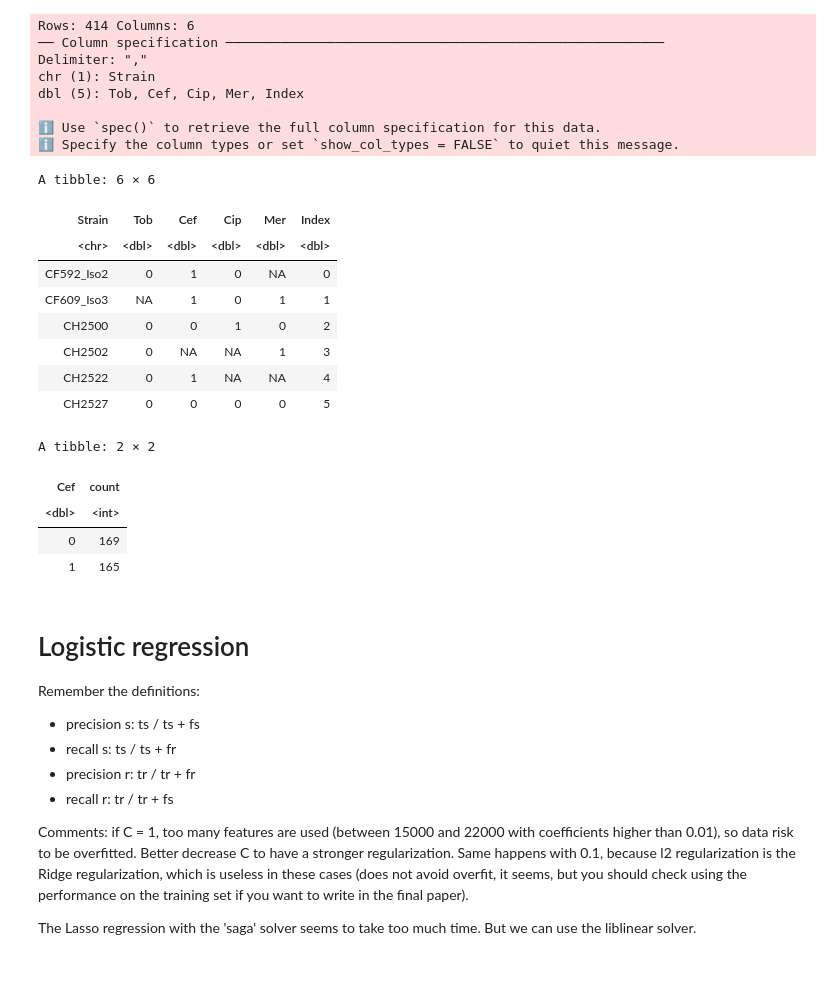
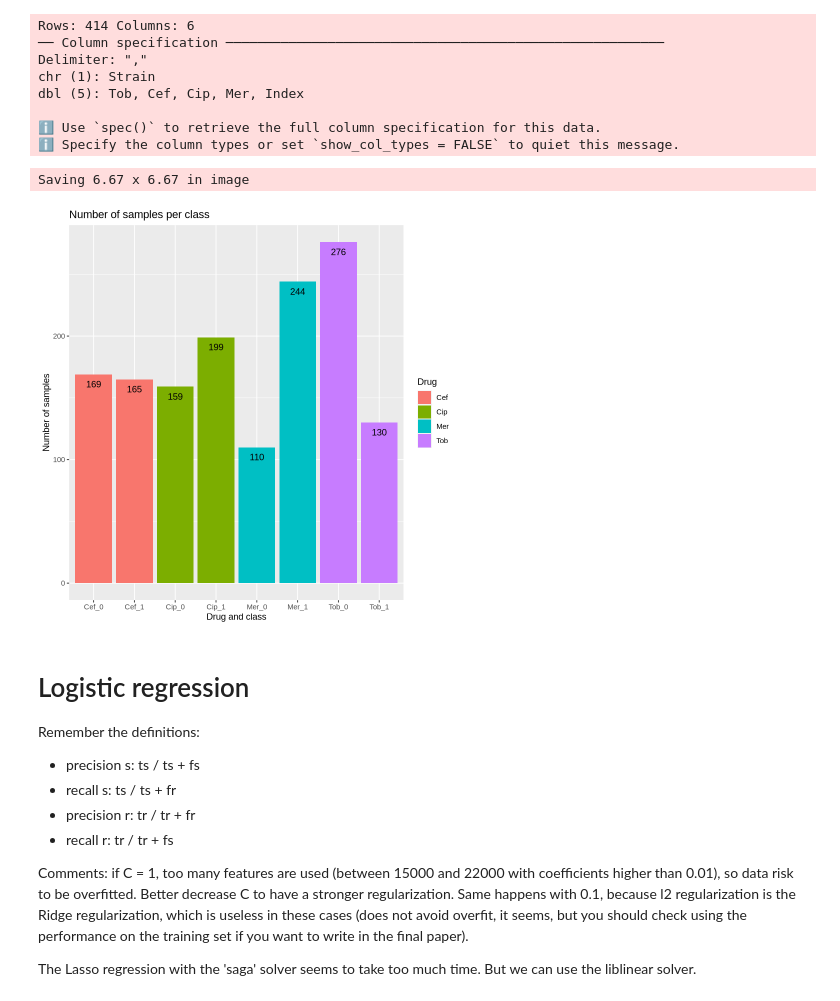
Before and after one commit to riccardo03-maker/Multiomic_integration_antimicrobial_resistance, a Jupyter notebook: r_trials.ipynb, the cells around one changed output. Saved outputs shown, nothing was run; the diff lists cells and outputs as text; code cells hidden in the pictures; blank space fills up the shorter version.

Commit message:
Created figure 1

```diff
--- a/r_trials.ipynb
+++ b/r_trials.ipynb
@@ -27,23 +14,3 @@ dbl (5): Tob, Cef, Cip, Mer, Index
 
 ℹ Use `spec()` to retrieve the full column specification for this data.
 ℹ Specify the column types or set `show_col_types = FALSE` to quiet this message.
-# %%
-head(classes)
-# %% [output]
-A tibble: 6 × 6
-| Strain | Tob | Cef | Cip | Mer | Index |
-| <chr> | <dbl> | <dbl> | <dbl> | <dbl> | <dbl> |
-| CF592_Iso2 | 0 | 1 | 0 | NA | 0 |
-| CF609_Iso3 | NA | 1 | 0 | 1 | 1 |
-| CH2500 | 0 | 0 | 1 | 0 | 2 |
-| CH2502 | 0 | NA | NA | 1 | 3 |
-| CH2522 | 0 | 1 | NA | NA | 4 |
-| CH2527 | 0 | 0 | 0 | 0 | 5 |
-# %%
-Cef_S_vs_R
-# %% [output]
-A tibble: 2 × 2
-| Cef | count |
-| <dbl> | <int> |
-| 0 | 169 |
-| 1 | 165 |
@@ -70,3 +17,48 @@ Tob_S_vs_R <- classes %>%
+# %%
+#count S vs R for each dataset
+Cef_S_vs_R <- classes %>%
+    drop_na(Cef) %>%
+    group_by(Cef) %>%
+    summarize(Counts = n())
+
+Cip_S_vs_R <- classes %>%
+    drop_na(Cip) %>%
+    group_by(Cip) %>%
+    summarize(Counts = n())
+
+Mer_S_vs_R <- classes %>%
+    drop_na(Mer) %>%
+    group_by(Mer) %>%
+    summarize(Counts = n())
+
+Tob_S_vs_R <- classes %>%
+    drop_na(Tob) %>%
+    group_by(Tob) %>%
+    summarize(Counts = n())
+
+colnames(Cef_S_vs_R) <- c("Class", "Counts")
+colnames(Cip_S_vs_R) <- c("Class", "Counts")
+colnames(Mer_S_vs_R) <- c("Class", "Counts")
+colnames(Tob_S_vs_R) <- c("Class", "Counts")
+
+#create a unique set
+counts_data <- bind_rows(Cef_S_vs_R, Cip_S_vs_R)
+counts_data <- bind_rows(counts_data, Mer_S_vs_R)
+counts_data <- bind_rows(counts_data, Tob_S_vs_R)
+
+counts_data <- counts_data %>%
+    mutate(Drug = c("Cef", "Cef", "Cip", "Cip", "Mer", "Mer", "Tob", "Tob")) %>%
+    mutate(Drug_class = paste(Drug, Class, sep = "_"))
+# %%
+ggplot(data = counts_data, aes(x = Drug_class, y = Counts, fill = Drug)) +
+    geom_bar(stat = "identity") +
+    labs(title = "Number of samples per class", x = "Drug and class", y = "Number of samples", fill = "Drug") +
+    geom_text(aes(label = Counts), vjust = 2) +
+    theme_gray()
+ggsave("plots/figure_1.png")
+# %% [output]
+Saving 6.67 x 6.67 in image
+[figure, added]
 # %% [markdown]
 # Logistic regression
 
```
Also changed, not shown: parts of 3 cells of this notebook, 1 other file.
